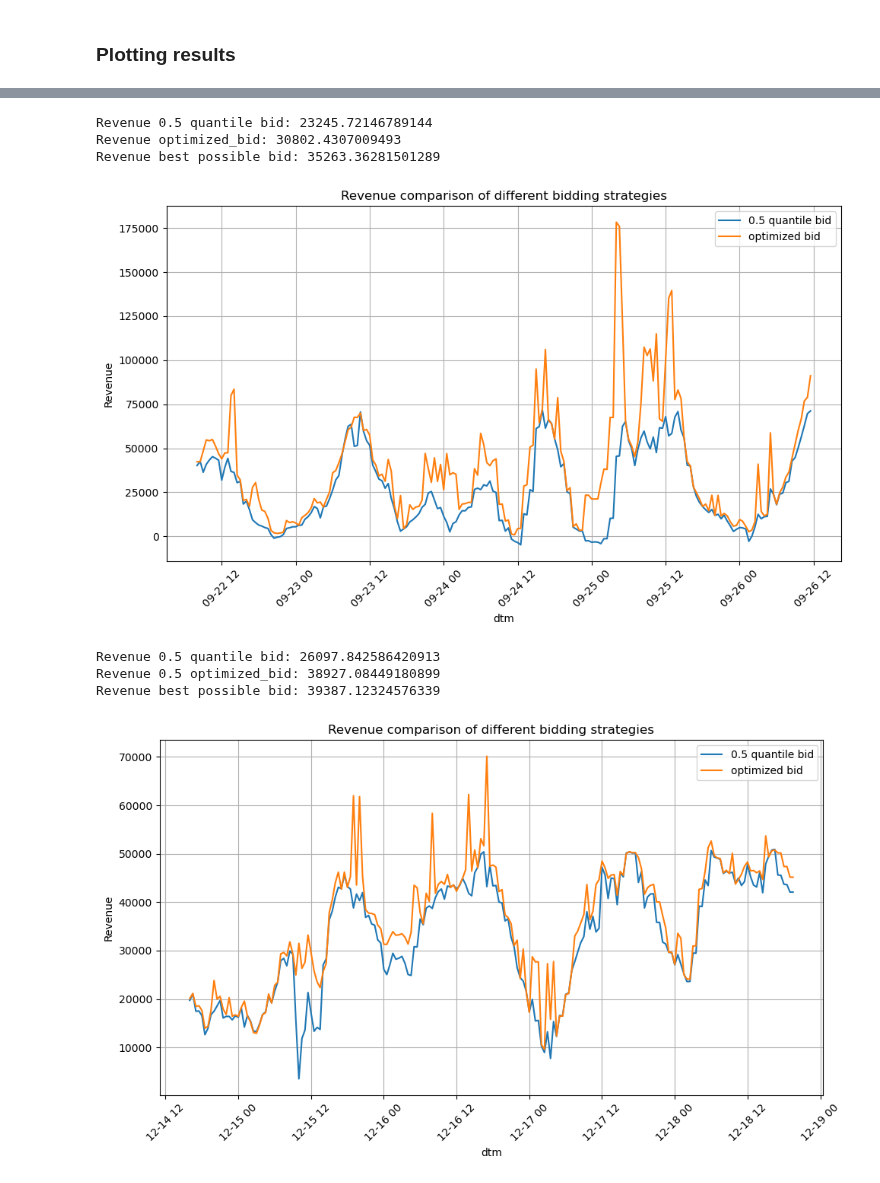
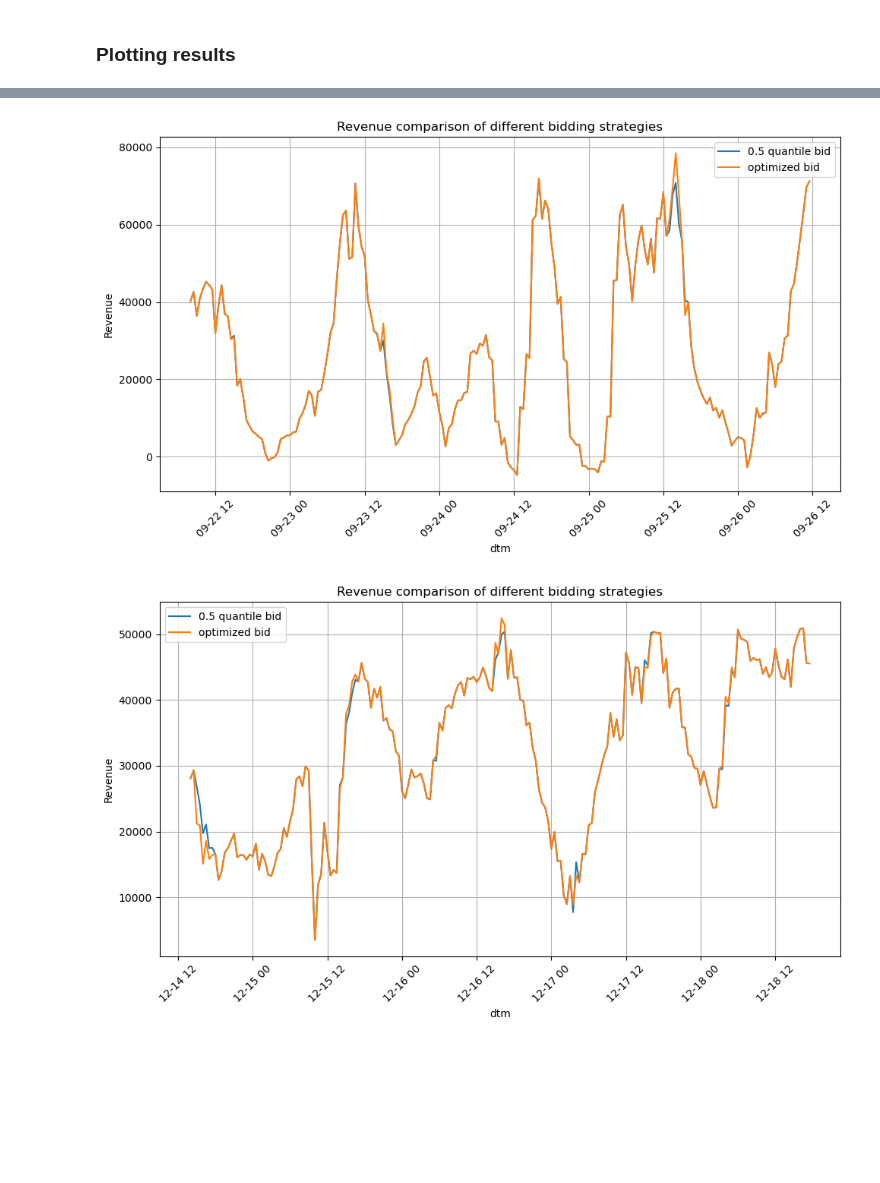
Before and after one commit to av1c3nna/awp2, a Jupyter notebook: trading_data_exploration.ipynb, the cells around one changed output, grey strips where cells are left out. Cells and saved outputs as stored; diff of their text form; code cells hidden in the pictures; blank space fills up the shorter version.

```diff
--- a/trading_data_exploration.ipynb
+++ b/trading_data_exploration.ipynb
@@ -169,4 +169,4 @@ df_pred = df_pred.drop(["Wind_MWh_credit", "Solar_MWh_credit"], axis=1)
 
 df_final = df_pred.merge(df_energy, on="dtm", how="left")
 df_final = df_final.drop(["MIP", "Solar_MW", "Solar_capacity_mwp", "Solar_installedcapacity_mwp", "Wind_MW", "boa_MWh"], axis=1)
-df_final
+df_final = df_final.rename(columns={"SS_Price": "ss_price_label", "DA_Price": "da_price_label"})
@@ -221,23 +187,16 @@ array([0., 0., 0., ..., 0., 0., 0.])
 # %%
-rfr_pred = pd.DataFrame(rfr_price_model.predict(X_test_price), columns=["price_diff_rfr"])
-rfr_pred = pd.concat([rfr_pred, y_test_price.reset_index()["dtm"]], axis=1)
-rfr_pred = rfr_pred.drop_duplicates()
-df_final = pd.merge(df_final, rfr_pred, on="dtm", how="left").drop_duplicates()
+for model, column_name in {lr_price_model: "price_diff_lr",
+              rfr_price_model: "price_diff_rfr",
+              gbr_price_model: "price_diff_gbr"}.items():
+    pred = pd.DataFrame(model.predict(X_test_price), columns=[column_name])
+    pred = pd.concat([pred, y_test_price.reset_index()["dtm"]], axis=1)
+    pred = pred.drop_duplicates()
+    df_final = pd.merge(df_final, pred, on="dtm", how="left").drop_duplicates()
-# %%
-gbr_pred = pd.DataFrame(gbr_price_model.predict(X_test_price), columns=["price_diff_gbr"])
-gbr_pred = pd.concat([gbr_pred, y_test_price.reset_index()["dtm"]], axis=1)
-gbr_pred = gbr_pred.drop_duplicates()
-df_final = pd.merge(df_final, gbr_pred, on="dtm", how="left").drop_duplicates()
 # %%
 lgbm_pred = pd.DataFrame(lgbm_price_model.predict(X_test_price)["0.4"], columns=["price_diff_lgbm"])
 lgbm_pred = pd.concat([lgbm_pred, y_test_price.reset_index()["dtm"]], axis=1)
 lgbm_pred = lgbm_pred.drop_duplicates()
 df_final = pd.merge(df_final, lgbm_pred, on="dtm", how="left").drop_duplicates()
-# %%
-lr_pred = pd.DataFrame(lr_price_model.predict(X_test_price), columns=["price_diff_lr"])
-lr_pred = pd.concat([lr_pred, y_test_price.reset_index()["dtm"]], axis=1)
-lr_pred = lr_pred.drop_duplicates()
-df_final = pd.merge(df_final, lr_pred, on="dtm", how="left").drop_duplicates()
 # %% [markdown]
 ### Calculating revenues for different Bidding Strategies
 # %%
@@ -367,18 +277,10 @@ plt.show()
-# %%
-print(f"Revenue 0.5 quantile bid: {df_final_reduced_1['revenue_05_bid'].mean()}")
-print(f"Revenue optimized_bid: {df_final_reduced_1['revenue_optimized_bid'].mean()}")
-print(f"Revenue best possible bid: {df_final_reduced_1['revenue_best_possible_bid'].mean()}")
-# %% [output]
-Revenue 0.5 quantile bid: 23245.72146789144
-Revenue optimized_bid: 30802.4307009493
-Revenue best possible bid: 35263.36281501289
 # %%
 import matplotlib.pyplot as plt
 
 plt.figure(figsize=(10, 6))
-
-plt.plot(df_final_reduced_2['dtm'], df_final_reduced_2['revenue_05_bid'], label='0.5 quantile bid')
-plt.plot(df_final_reduced_2['dtm'], df_final_reduced_2['revenue_optimized_bid'], label='optimized bid')
+df_reduced = df_final[4000:4200]
+plt.plot(df_reduced['dtm'], df_reduced['revenue_05_bid'], label='0.5 quantile bid')
+plt.plot(df_reduced['dtm'], df_reduced['revenue_optimized_bid_lgbm'], label='optimized bid')
 #plt.plot(df_final_reduced['dtm'], df_final_reduced['revenue_best_possible_bid'], label='Best possible revenue')
 
 plt.title('Revenue comparison of different bidding strategies')
@@ -390,31 +292,23 @@ plt.legend()
 plt.tight_layout()
 plt.show()
 # %% [output]
-[figure, old version]
+[figure, new version]
-# %%
-print(f"Revenue 0.5 quantile bid: {df_final_reduced_2['revenue_05_bid'].mean()}")
-print(f"Revenue 0.5 optimized_bid: {df_final_reduced_2['revenue_optimized_bid'].mean()}")
-print(f"Revenue best possible bid: {df_final_reduced_2['revenue_best_possible_bid'].mean()}")
-# %% [output]
-Revenue 0.5 quantile bid: 26097.842586420913
-Revenue 0.5 optimized_bid: 38927.08449180899
-Revenue best possible bid: 39387.12324576339
 # %%
 import matplotlib.pyplot as plt
 
 plt.figure(figsize=(10, 6))
-
-plt.plot(df_final_reduced_3['dtm'], df_final_reduced_3['revenue_05_bid'], label='0.5 quantile bid')
-plt.plot(df_final_reduced_3['dtm'], df_final_reduced_3['revenue_optimized_bid'], label='optimized bid')
+df_reduced = df_final[8000:8200]
+plt.plot(df_reduced['dtm'], df_reduced['revenue_05_bid'], label='0.5 quantile bid')
+plt.plot(df_reduced['dtm'], df_reduced['revenue_optimized_bid_lgbm'], label='optimized bid')
 #plt.plot(df_final_reduced['dtm'], df_final_reduced['revenue_best_possible_bid'], label='Best possible revenue')
 
 plt.title('Revenue comparison of different bidding strategies')
 plt.xlabel('dtm')
 plt.ylabel('Revenue')
 plt.xticks(rotation=45)
 plt.grid()
 plt.legend()
 plt.tight_layout()
 plt.show()
 # %% [output]
-[figure, old version]
+[figure, new version]
```
Also changed, not shown: parts of 22 cells of this notebook.
